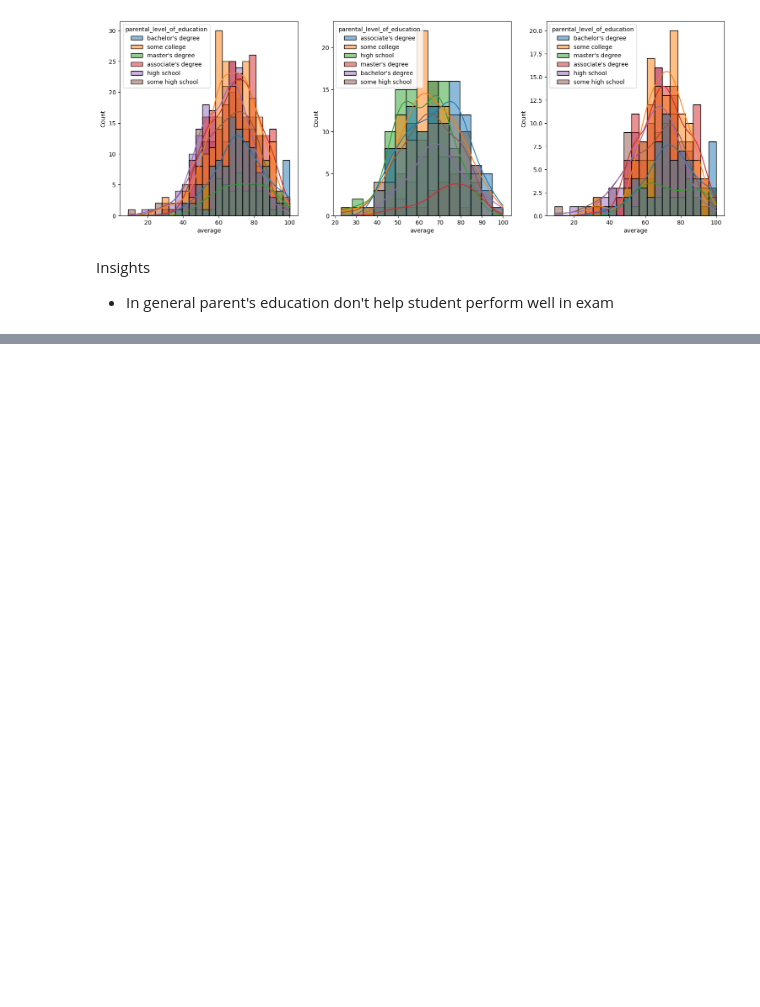
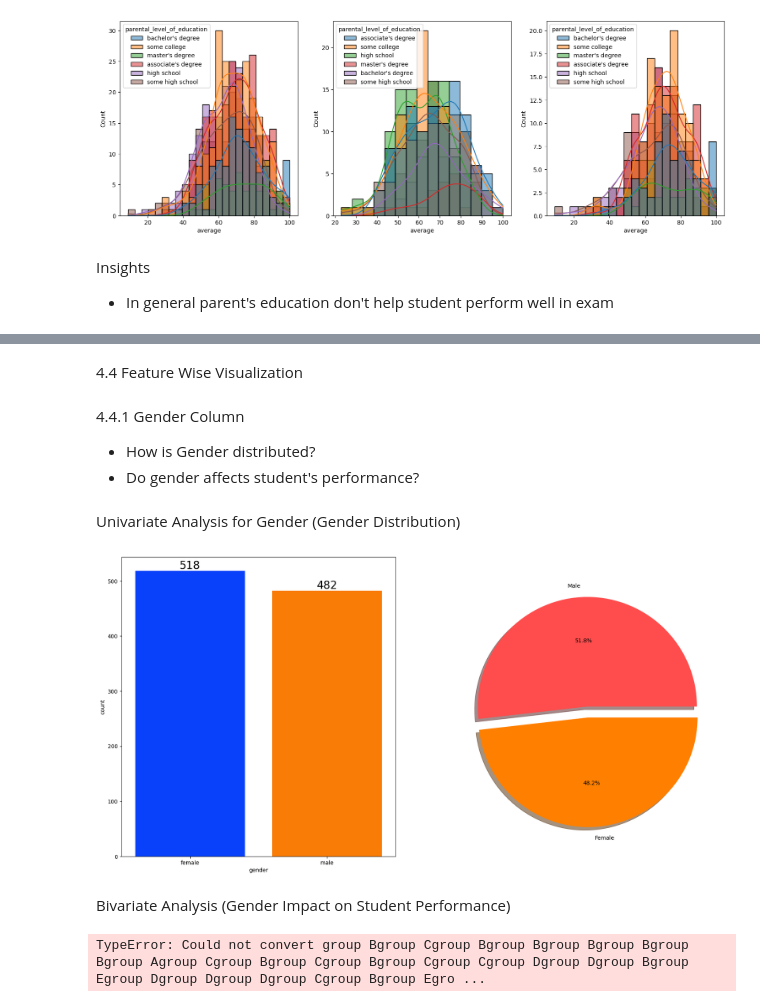
Before and after one commit to rjdp07/mlproject, a Jupyter notebook: notebook/1. EDA STUDENT PERFORMANCE.ipynb, the cells around one changed output, grey strips where cells are left out. Saved outputs shown, nothing was run; the diff lists cells and outputs as text; code cells hidden in the pictures; blank space fills up the shorter version.

```diff
--- a/notebook/1. EDA STUDENT PERFORMANCE.ipynb
+++ b/notebook/1. EDA STUDENT PERFORMANCE.ipynb
@@ -237,0 +323,21 @@ AttributeError: Rectangle.set() got an unexpected keyword argument 'title'
+# %% [markdown]
+4.4 Feature Wise Visualization
+# %% [markdown]
+4.4.1 Gender Column
+- How is Gender distributed?
+- Do gender affects student's performance?
+# %% [markdown]
+Univariate Analysis for Gender (Gender Distribution)
+# %%
+f,ax = plt.subplots(1,2,figsize = (20,10))
+sns.countplot(x = df['gender'], data = df,palette='bright', ax = ax[0], saturation = 0.95)
+for container in ax[0].containers:
+    ax[0].bar_label(container, color = 'black', size = 20)
+
+plt.pie(x = df['gender'].value_counts(), labels = ['Male','Female'], explode=[0,0.1], autopct='%1.1f%%', shadow = True,colors=['#ff4d4d','#ff8000'])
+
+plt.show()
+# %% [output]
+[figure, added]
+# %% [markdown]
+Bivariate Analysis (Gender Impact on Student Performance)
@@ -237,0 +361,4 @@ AttributeError: Rectangle.set() got an unexpected keyword argument 'title'
+# %%
+gender_group = df.groupby('gender').mean()
+# %% [output]
+TypeError: Could not convert group Bgroup Cgroup Bgroup Bgroup Bgroup Bgroup Bgroup Agroup Cgroup Bgroup Cgroup Bgroup Cgroup Cgroup Dgroup Dgroup Bgroup Egroup Dgroup Dgroup Dgroup Cgroup Bgroup Egro ...
```
Also changed, not shown: parts of 9 cells of this notebook.
